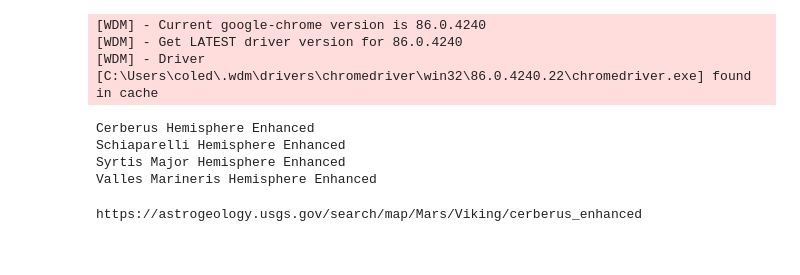
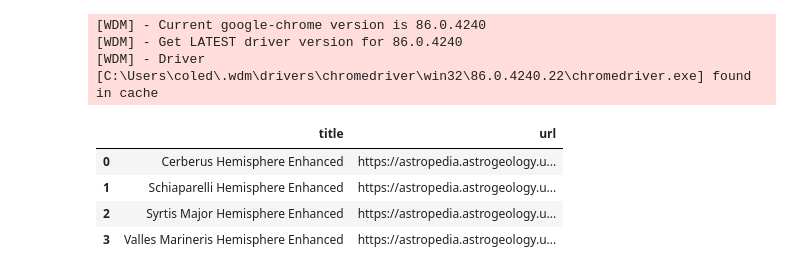
Before and after one commit to CCom20/web-scraping-challenge, a Jupyter notebook: missions_to_mars/mission_to_mars.ipynb, the cells around one changed output. Drawn from its saved outputs; the diff is of its cells as text; code cells hidden in the pictures.

Commit message:
Done with Hemispheres, moving on to Flask and MongoDB

```diff
--- a/missions_to_mars/mission_to_mars.ipynb
+++ b/missions_to_mars/mission_to_mars.ipynb
@@ -183,18 +183,25 @@ browser.visit(usgs_url)
 usgs_html = browser.html
 usgs_soup = bs(usgs_html, 'html.parser')
 # %%
+# Loop through Links and get info, create dictionary, and append dictionary to list, go back to the first page
+
 links = usgs_soup.select('a.product-item')
+
+hemisphere_image_urls = []
 
 for link in links:
     if link.text != '':
         try:
-            print(link.text)
             browser.links.find_by_partial_text(f'{link.text}').click()
+            new_page_html = browser.html
+            new_page_soup = bs(new_page_html, 'html.parser')
+            img_url = new_page_soup.select('li a')[0].get('href')
+            img_dict = {}
+            img_dict["title"] = link.text
+            img_dict["url"] = img_url
+            hemisphere_image_urls.append(img_dict)
             browser.visit(usgs_url)
         except:
             print('Link text not found.')
+
+browser.quit()
-# %% [output]
-Cerberus Hemisphere Enhanced
-Schiaparelli Hemisphere Enhanced
-Syrtis Major Hemisphere Enhanced
-Valles Marineris Hemisphere Enhanced
@@ -203,4 +207,0 @@ browser.links.find_by_partial_text(f'{link.text}').click()
-# %%
-print(browser.url)
-# %% [output]
-https://astrogeology.usgs.gov/search/map/Mars/Viking/cerberus_enhanced
@@ -208,0 +208,10 @@ browser.visit(usgs_url)
+# %%
+hemisphere_df = pd.DataFrame(hemisphere_image_urls)
+pd.set_option('display.max_colwidth', 500)
+hemisphere_df
+# %% [output]
+|  | title | url |
+| 0 | Cerberus Hemisphere Enhanced | https://astropedia.astrogeology.u... |
+| 1 | Schiaparelli Hemisphere Enhanced | https://astropedia.astrogeology.u... |
+| 2 | Syrtis Major Hemisphere Enhanced | https://astropedia.astrogeology.u... |
+| 3 | Valles Marineris Hemisphere Enhanced | https://astropedia.astrogeology.u... |
```
Also changed, not shown: parts of 2 cells of this notebook, 1 other file.
